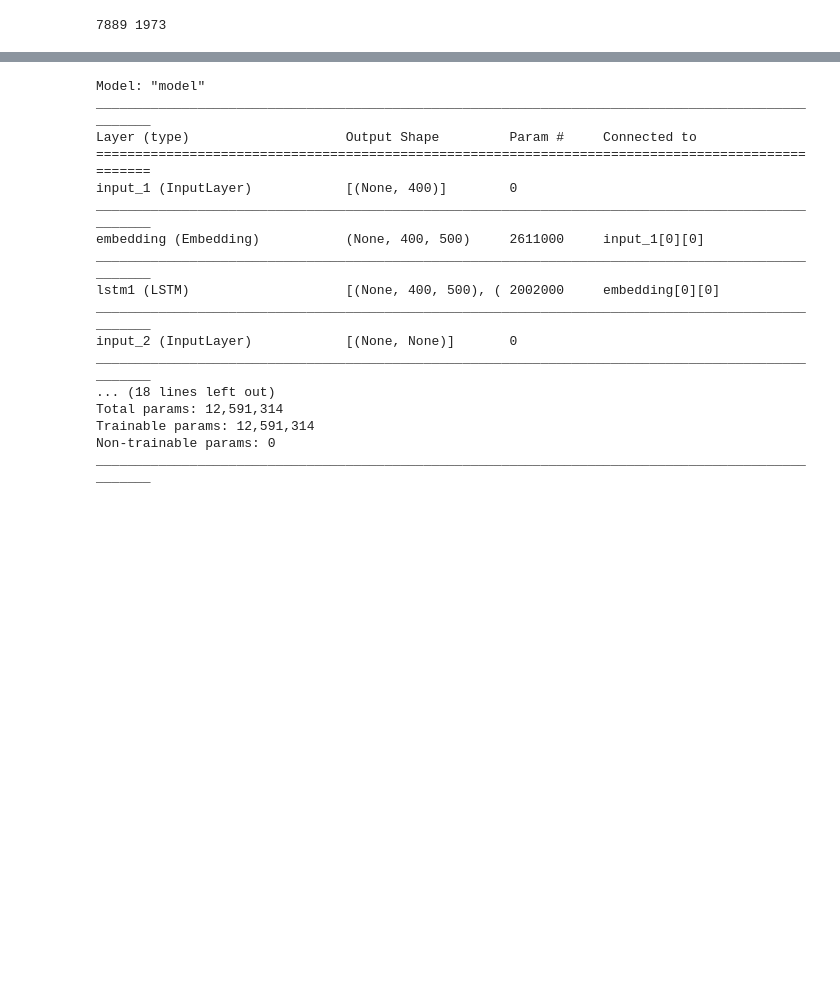
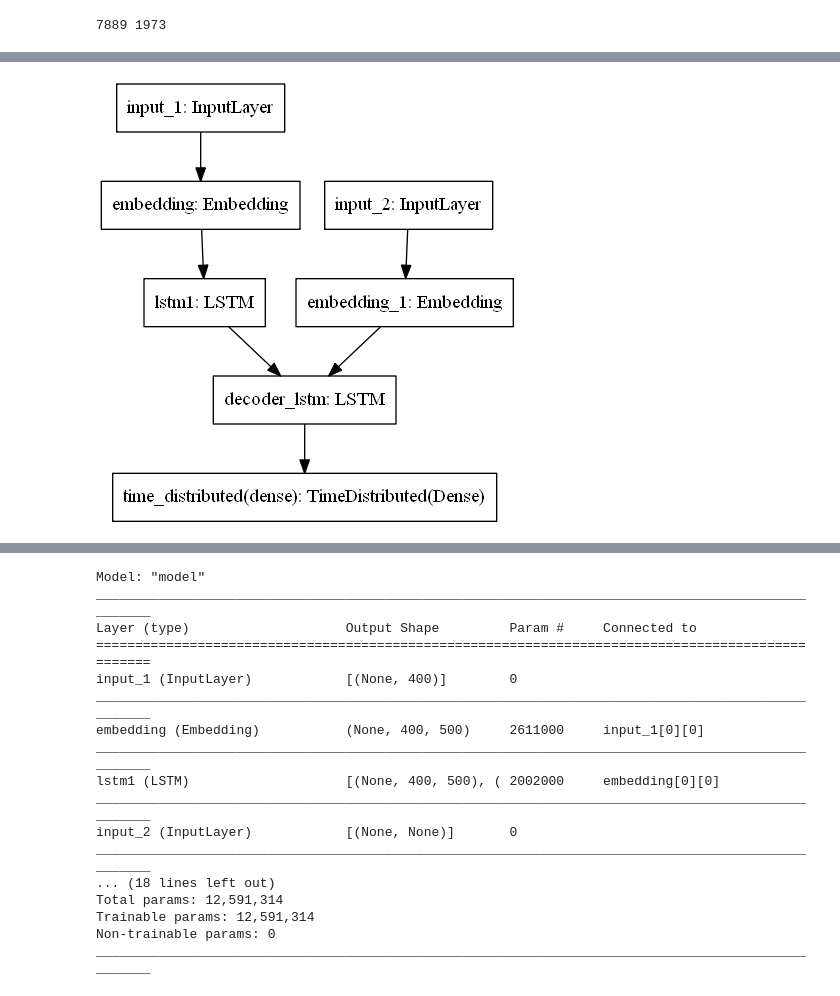
Before and after one commit to Nella796/Springboard_Capstone3, a Jupyter notebook: Preprocessing and Modeling.ipynb, the cells around one changed output, grey strips where cells are left out. Saved outputs shown, nothing was run; the diff lists cells and outputs as text; code cells hidden in the pictures; blank space fills up the shorter version.

```diff
--- a/Preprocessing and Modeling.ipynb
+++ b/Preprocessing and Modeling.ipynb
@@ -59,0 +130,43 @@ y_voc_size = len(y_tokenizer.word_index) +1
+# %%
+from keras import backend as K
+
+K.clear_session()
+
+# The latent dimension is the number of dimensions that each word embedding will correspond with
+latent_dim = 300
+
+
+#Embedding layer
+Encoder_inputs = Input(shape=(max_len_text,))
+
+Encoder_embedding = Embedding(x_voc_size, latent_dim,weights = [embedding_matrix_X],trainable=False)(Encoder_inputs)
+
+
+lstm1 = LSTM(latent_dim,return_sequences=True,return_state=True, name = 'lstm1')
+
+encoder_output1, h_state, c_state = lstm1(Encoder_embedding)
+
+# Decoder
+
+decoder_inputs = Input(shape=(None,))
+
+decoder_embedding = Embedding(y_voc_size, latent_dim,weights = [embedding_matrix_y],trainable=False)
+
+dec_emb = decoder_embedding(decoder_inputs)
+
+
+#LSTM using encoder_states as initial state
+decoder_lstm = LSTM(latent_dim, return_sequences=True, return_state=True, name = 'decoder_lstm')
+decoder_lstm_outputs,decoder_fwd_state, decoder_back_state = decoder_lstm(dec_emb,initial_state=[h_state, c_state])
+
+
+#Dense layer
+decoder_dense = TimeDistributed(Dense(y_voc_size, activation='softmax'))
+decoder_outputs = decoder_dense(decoder_lstm_outputs)
+
+# Define the model
+model_1 = Model([Encoder_inputs, decoder_inputs], decoder_outputs)
+# %%
+plot_model(model_1)
+# %% [output]
+[figure, added]
```
Also changed, not shown: parts of 44 cells of this notebook, 1 other file.
